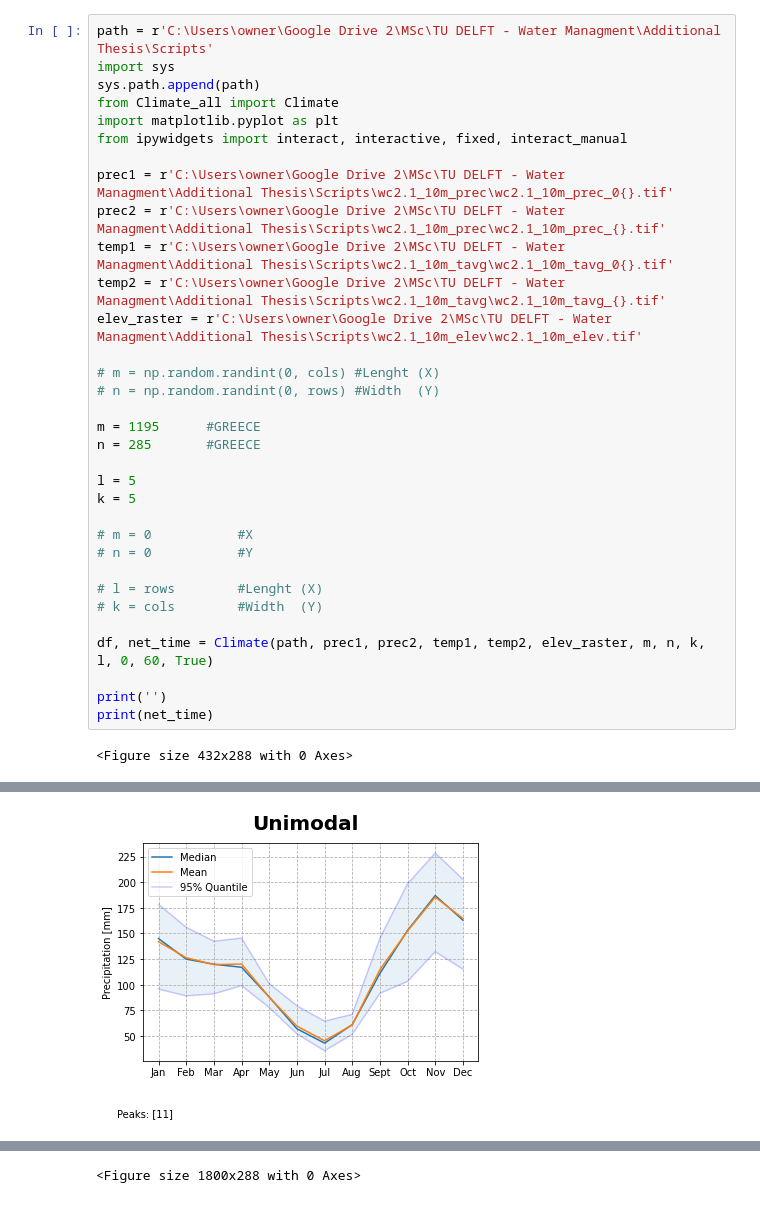
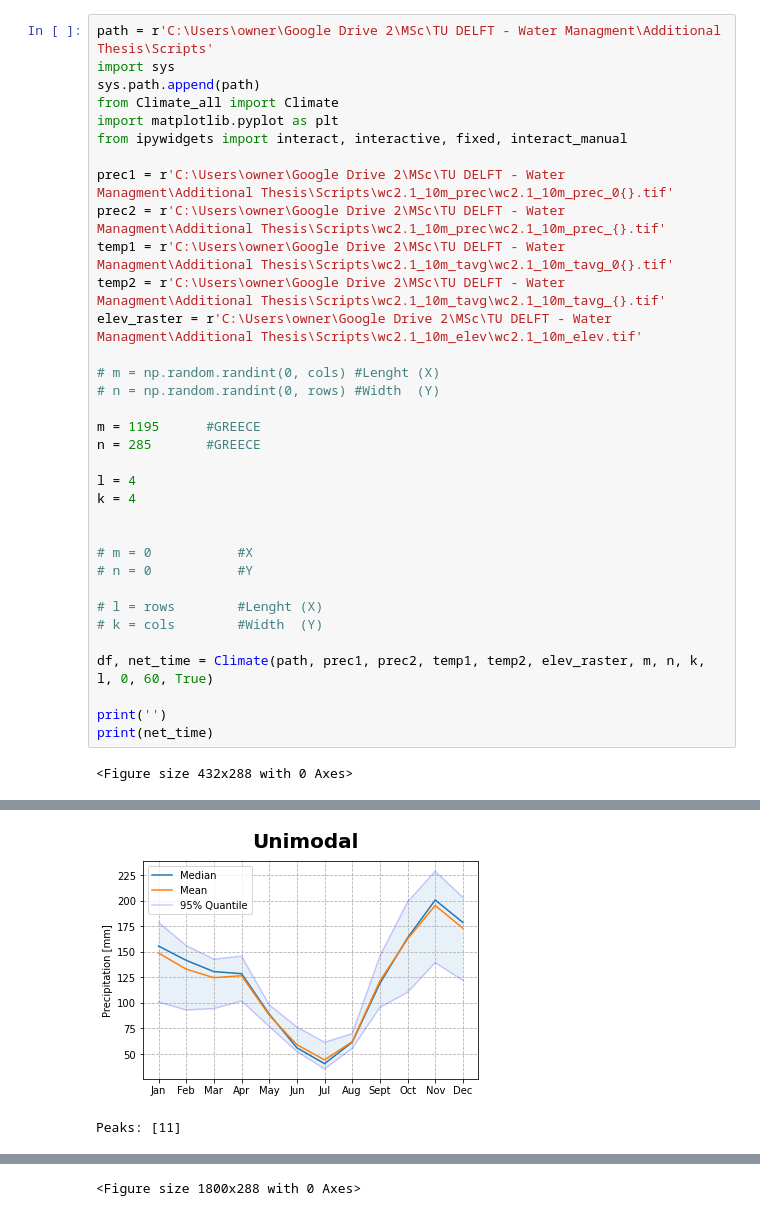
Before and after one commit to touldimos/Additional_Thesis, a Jupyter notebook: Climate_terrain.ipynb, the cells around one changed output, grey strips where cells are left out. Cells and saved outputs as stored; diff of their text form.

```diff
--- a/Climate_terrain.ipynb
+++ b/Climate_terrain.ipynb
@@ -18,8 +18,9 @@ elev_raster = r'C:\Users\owner\Google Drive 2\MSc\TU DELFT - Water Managment\Add
 m = 1195      #GREECE
 n = 285       #GREECE
 
-l = 5
-k = 5
+l = 4
+k = 4
+
 
 # m = 0           #X
 # n = 0           #Y
@@ -38 +39,2 @@ print(net_time)
-[figure, old version]
+[figure, new version]
+Peaks: [11]
@@ -40 +42 @@ print(net_time)
-<Figure size 1800x288 with 0 Axes>
+<Figure size 1800x288 with 0 Axes>
```
Also changed, not shown: parts of 2 cells of this notebook, 9 other files.
